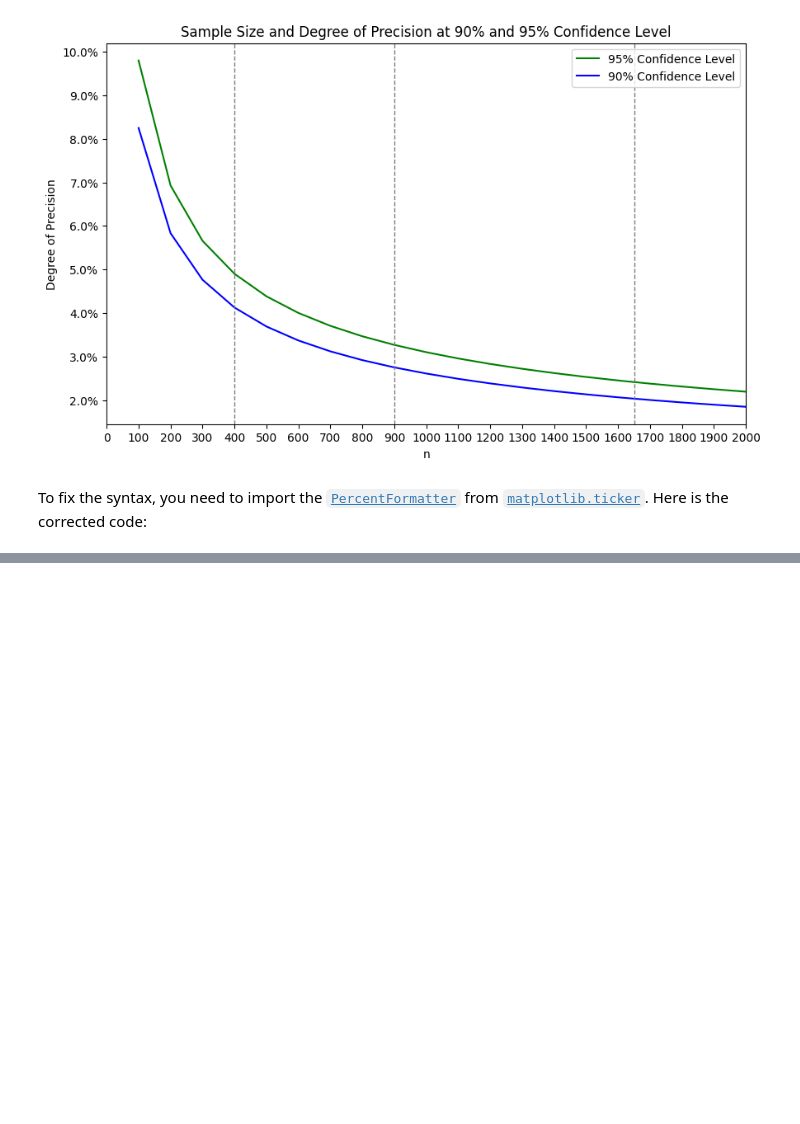
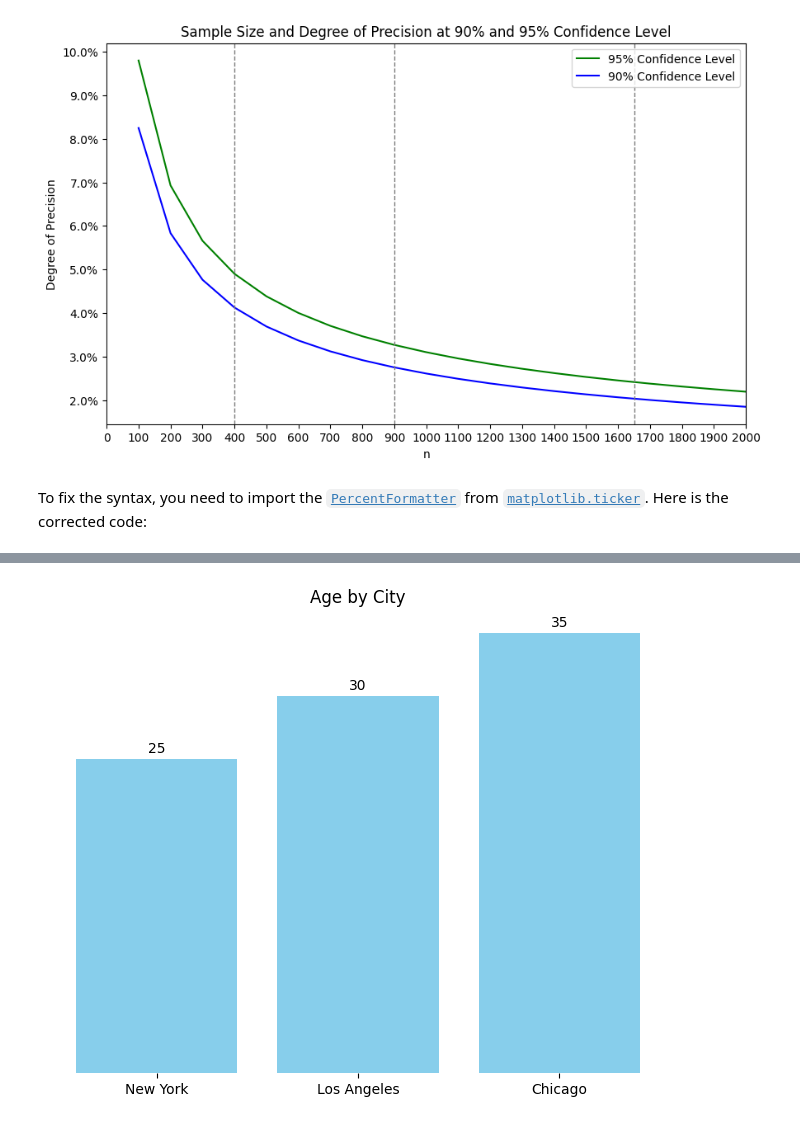
Before and after one commit to rgregs60/Python-Fall-2024-Notebooks, a Jupyter notebook: Python Demo #1 - Fall 2024 V2.ipynb, the cells around one changed output, grey strips where cells are left out. Cells and saved outputs as stored; diff of their text form; code cells hidden in the pictures; blank space fills up the shorter version.

```diff
--- a/Python Demo #1 - Fall 2024 V2.ipynb
+++ b/Python Demo #1 - Fall 2024 V2.ipynb
@@ -497,3 +509,38 @@ Name: Age, dtype: int64
+# %%
+import pandas as pd
+import matplotlib.pyplot as plt
+
+# Creating a DataFrame
+data = {
+    'Name': ['Alice', 'Bob', 'Charlie'],
+    'Age': [25, 30, 35],
+    'City': ['New York', 'Los Angeles', 'Chicago']
+}
+df = pd.DataFrame(data)
+
+# Plotting the bar graph
+plt.figure(figsize=(8, 6))
+plt.bar(df['City'], df['Age'], color='skyblue')
+
+# Adding text labels on top of each bar
+for i, v in enumerate(df['Age']):
+    plt.text(i, v + 0.5, str(v), ha='center')
+
+# Remove y-axis and borders, but keep the x-labels
+plt.gca().axes.get_yaxis().set_visible(False)
+plt.gca().spines['left'].set_visible(False)
+plt.gca().spines['top'].set_visible(False)
+plt.gca().spines['right'].set_visible(False)
+plt.gca().spines['bottom'].set_visible(False)
+
+# Display only the x-labels under the bars
+plt.xticks(ticks=range(len(df['City'])), labels=df['City'])
+plt.title('Age by City')
+
+# Displaying the plot
+plt.show()
+# %% [output]
+[figure, added]
 # %%
   ###
   ### Basic Vector Operations - Part 1-5
```
Also changed, not shown: parts of 5 cells of this notebook, 1 other file.
